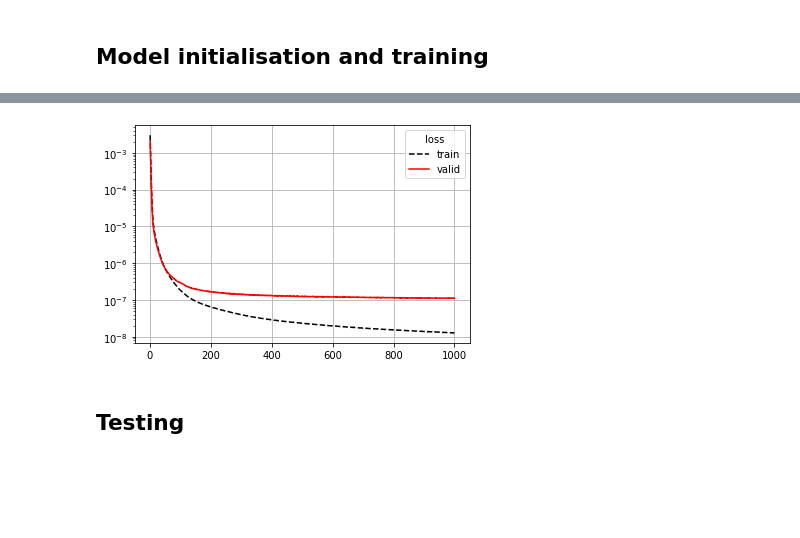
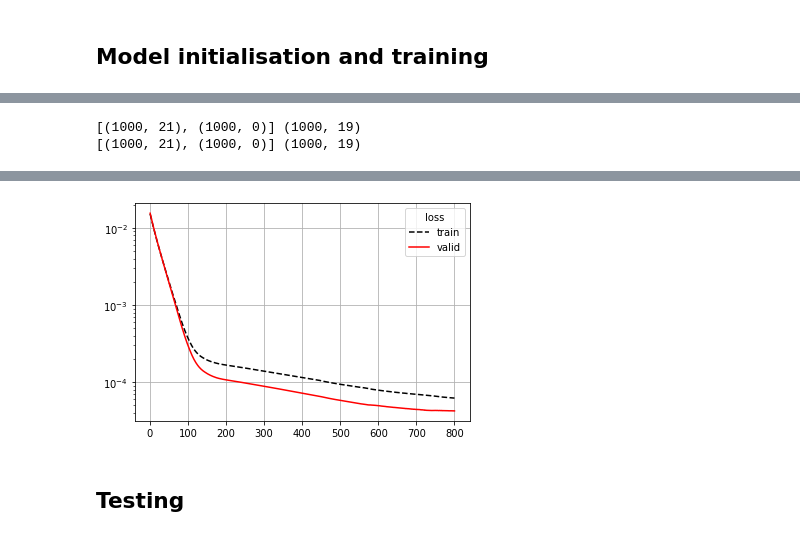
Before and after one commit to sondsorb/FEM_CoSTA, a Jupyter notebook: costa.ipynb, the cells around one changed output, grey strips where cells are left out. Saved outputs shown, nothing was run; the diff lists cells and outputs as text; code cells hidden in the pictures; blank space fills up the shorter version.

```diff
--- a/costa.ipynb
+++ b/costa.ipynb
@@ -23,7 +28,7 @@ p=1 # element polynomial order
 sol=3 # solution index
 Ne = 20 # number of elements (spacial)
 T = 5 # Max time
-time_steps = 2000 # Number of time steps
+time_steps = 500 # Number of time steps
 k = T/time_steps # time step length
 alpha_train = [.1,.2,.3,.4,.5,.6,.9,1,1.2,1.3,1.4,1.6,1.7,1.8,1.9,2]
 alpha_val = [.8,1.1]
@@ -31,8 +36,8 @@ alpha_test = [.7,1.5]
 use_unknown_source = True
 
 # NN architecture
-hidden_layers = 4
-hidden_layar_depth = 80
+hidden_layers = 3
+hidden_layar_depth = 20
 learning_rate = 1e-5
 patience = 20
 lrelu_slope = 0.01
@@ -71,8 +76,10 @@ def data_set(alphas):
             pnn_data[time_steps*i + t, :Ne+1] = u_ex(x=tri, t=t*k) # input: exact solution
             if neck_feats >=1:
                 pnn_data[time_steps*i + t, Ne+1] = t*k
+                ham_data[time_steps*i + t, Ne+1] = t*k
             if neck_feats >=2:
                 pnn_data[time_steps*i + t, Ne+2] = alpha
+                ham_data[time_steps*i + t, Ne+2] = alpha
 
             pnn_data[time_steps*i + t, Ne+1+neck_feats:] = u_ex(x=tri[1:-1], t=(t+1)*k) # outout: inner nodes, next step
 
@@ -112,7 +119,7 @@ def data_set(alphas):
 
             error = u_new_exact - fem_model.u_fem # error of fem prediction
             residual = fem_model.MA @ error
-            ham_data[time_steps*i + t, Ne+1:] = residual[1:-1] # set output to residual
+            ham_data[time_steps*i + t, Ne+1+neck_feats:] = residual[1:-1] # set output to residual
 
             assert (sigma_corr[1:-1] - residual[1:-1]) @ (sigma_corr[1:-1] - residual[1:-1]) < 1e-14 # the two ways of getting output is equivalent
             #'''
@@ -183,13 +190,25 @@ if normalize:
     ham_var = ham_train_X.var()
     pnn_mean= pnn_train_X.mean()
     pnn_var = pnn_train_X.var()
+    ham_mean_Y= ham_train_Y.mean()
+    ham_var_Y = ham_train_Y.var()
+    pnn_mean_Y= pnn_train_Y.mean()
+    pnn_var_Y = pnn_train_Y.var()
     print(ham_mean)
     print(pnn_mean)
     print(ham_var)
     print(pnn_var)
+    print(ham_mean_Y)
+    print(pnn_mean_Y)
+    print(ham_var_Y)
+    print(pnn_var_Y)
     epsilon = 0.01
     ham_train_X = (ham_train_X-ham_mean) / (ham_var+epsilon)**0.5
     ham_val_X = (ham_val_X-ham_mean) / (ham_var+epsilon)**0.5
     pnn_train_X = (pnn_train_X-pnn_mean) / (pnn_var+epsilon)**0.5
     pnn_val_X = (pnn_val_X-pnn_mean) / (pnn_var+epsilon)**0.5
+    ham_train_Y = (ham_train_Y-ham_mean_Y) / (ham_var_Y+epsilon)**0.5
+    ham_val_Y = (ham_val_Y-ham_mean_Y) / (ham_var_Y+epsilon)**0.5
+    pnn_train_Y = (pnn_train_Y-pnn_mean_Y) / (pnn_var_Y+epsilon)**0.5
+    pnn_val_Y = (pnn_val_Y-pnn_mean_Y) / (pnn_var_Y+epsilon)**0.5
 # %% [output]
@@ -244,10 +267,19 @@ pureNN = get_model()
 To enable them in other operations, rebuild TensorFlow with the appropriate compiler flags.
+# %%
+print([pnn_train_X[:,:Ne+1].shape, pnn_train_X[:,Ne+1:].shape], pnn_train_Y.shape)
+
+print([ham_train_X[:,:Ne+1].shape, ham_train_X[:,Ne+1:].shape], ham_train_Y.shape)
+# %% [output]
+[(1000, 21), (1000, 0)] (1000, 19)
+[(1000, 21), (1000, 0)] (1000, 19)
 # %%
 if neck_feats == 0:
-    ham_hist = hamNN.fit(x=ham_train_X, y=ham_train_Y, epochs=1000, verbose=0, batch_size = 32,  validation_data=(ham_val_X, ham_val_Y))#, epochs=500)
+    ham_hist = hamNN.fit(x=ham_train_X, y=ham_train_Y, epochs=800, verbose=0, batch_size = 32,  validation_data=(ham_val_X, ham_val_Y))#, epochs=500)
     #pnn_hist = pureNN.fit(x=pnn_train_X, y=pnn_train_Y, epochs=200, verbose=0, batch_size = 32,  validation_data=(pnn_val_X, pnn_val_Y))#, epochs=500)
 else:
-    pnn_hist = pureNN.fit(x=[pnn_train_X[:,:Ne+1], pnn_train_X[:,Ne+1:]], y=pnn_train_Y, epochs=200, verbose=0, batch_size = 32,  validation_data=([pnn_val_X[:,:Ne+1], pnn_val_X[:,Ne+1:]], pnn_val_Y))#, epochs=500)
+    #pnn_hist =pureNN.fit(x=[pnn_train_X[:,:Ne+1], pnn_train_X[:,Ne+1:]], y=pnn_train_Y, epochs=200, verbose=0, batch_size = 32,  validation_data=([pnn_val_X[:,:Ne+1], pnn_val_X[:,Ne+1:]], pnn_val_Y))#, epochs=500)
+    ham_hist = hamNN.fit(x=[ham_train_X[:,:Ne+1], ham_train_X[:,Ne+1:]], y=ham_train_Y, epochs=200, verbose=0, batch_size = 32,  validation_data=([ham_val_X[:,:Ne+1], ham_val_X[:,Ne+1:]], ham_val_Y))#, epochs=500)
+
 
 if 0: #ignore pnn for now
     epochs_vector = np.arange(1, len(pnn_hist.history['loss'])+1)
@@ -270,4 +302,4 @@ plt.show()
-[figure, old version]
+[figure, new version]
 # %% [markdown]
 ## Testing
 # %%
```
Also changed, not shown: parts of 8 cells of this notebook, 5 other files.
